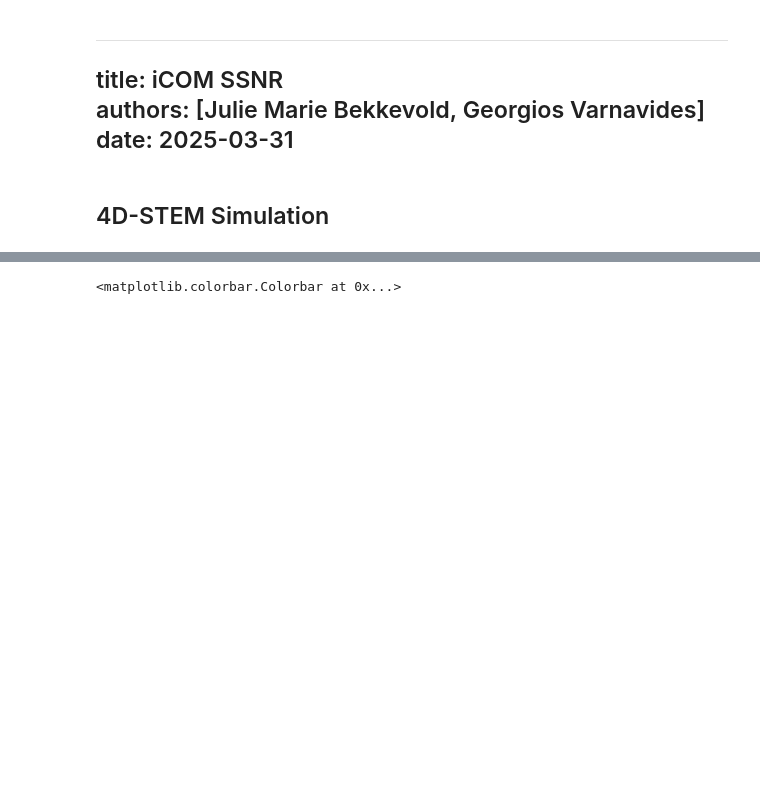
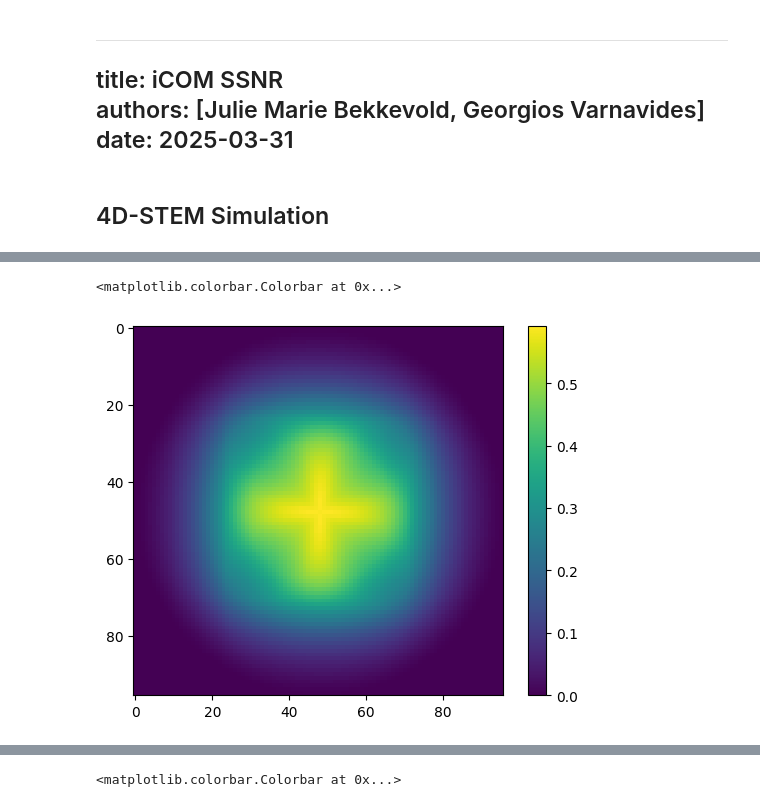
Before and after one commit to msa-em/stem-transfer-of-information, a Jupyter notebook: notebooks/icom-ssnr.ipynb, the cells around one changed output, grey strips where cells are left out. Saved outputs shown, nothing was run; the diff lists cells and outputs as text; code cells hidden in the pictures; blank space fills up the shorter version.

Commit message:
add analytical icom, ssb

```diff
--- a/notebooks/icom-ssnr.ipynb
+++ b/notebooks/icom-ssnr.ipynb
@@ -174,7 +186,6 @@ def compute_com_using_virtual_detectors(
     masks = np.fft.ifftshift(np.asarray(center_centered_masks),axes=(-1,-2))
 
     sx,sy = corner_centered_intensities.shape[:2]
-
     com_x = np.zeros((sx,sy))
     com_y = np.zeros((sx,sy))
 
@@ -185,6 +196,21 @@ def compute_com_using_virtual_detectors(
         com_y += patches * np.mean(kya[kxa_i,kya_i])
 
     return com_x, com_y
+
+def compute_icom_segmented(
+    intensities,
+    center_centered_masks,
+):
+    """ """
+    com_x, com_y = compute_com_using_virtual_detectors(
+        intensities,
+        center_centered_masks,
+        kxa,kya,
+    )
+
+    icom = np.real(np.fft.ifft2(np.fft.fft2(com_x)*kx_op + np.fft.fft2(com_y)*ky_op))
+
+    return icom
 
 def compute_finite_icom_segmented(
     intensities,
@@ -224,0 +251,14 @@ plt.imshow(
+# %%
+icom_segmented = compute_icom_segmented(
+    ints,
+    virtual_masks_annular_4
+)
+ctf_annular_4 = ctf.compute_ctf(icom_segmented)
+
+plt.imshow(
+    np.fft.fftshift(ctf_annular_4)
+)
+plt.colorbar()
+# %% [output]
+<matplotlib.colorbar.Colorbar at 0x...>
+[figure, added]
```
Also changed, not shown: parts of 34 cells of this notebook.
